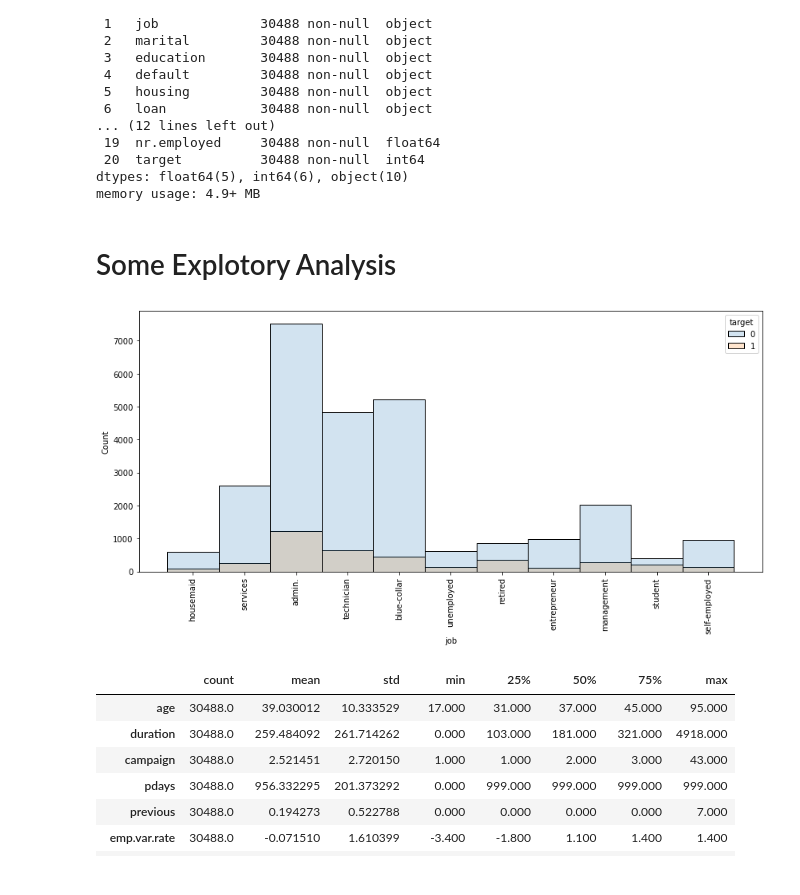
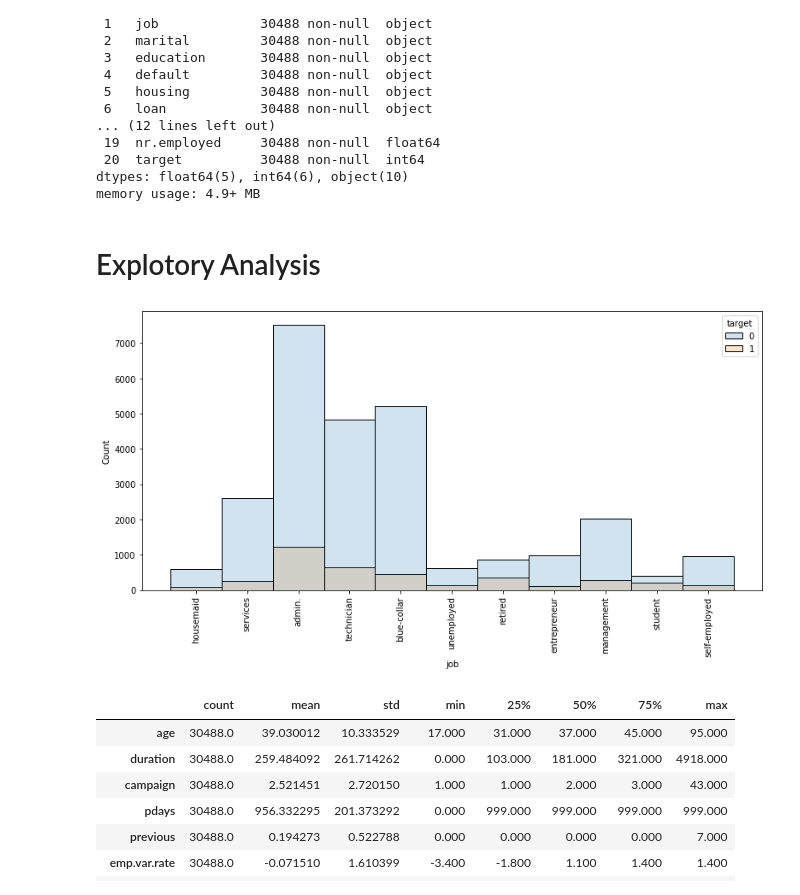
Before and after one commit to ebipm64/Binary-classification-with-Deep-learning, a Jupyter notebook: Code/Exploratory Data Analysis.ipynb, the cells around one changed output. Cells and saved outputs as stored; diff of their text form; code cells hidden in the pictures.

```diff
--- a/Code/Exploratory Data Analysis.ipynb
+++ b/Code/Exploratory Data Analysis.ipynb
@@ -38,14 +39,14 @@ Data columns (total 21 columns):
 dtypes: float64(5), int64(6), object(10)
 memory usage: 4.9+ MB
 # %% [markdown]
-# Some Explotory Analysis
+#  Explotory Analysis
 # %%
-plt.figure(figsize=(14,6))
+plt.figure(figsize=(13,6))
 sns.histplot(x='job',data=df,hue='target',alpha=.2)
 plt.xticks(rotation=90);
-plt.savefig('../Plot/figure 1')
+plt.savefig('../Plot/job vs target')
 # %% [output]
-[figure, old version]
+[figure, new version]
 # %%
 df.describe().transpose()
 # %% [output]
```
Also changed, not shown: parts of 7 cells of this notebook, 8 other files.
